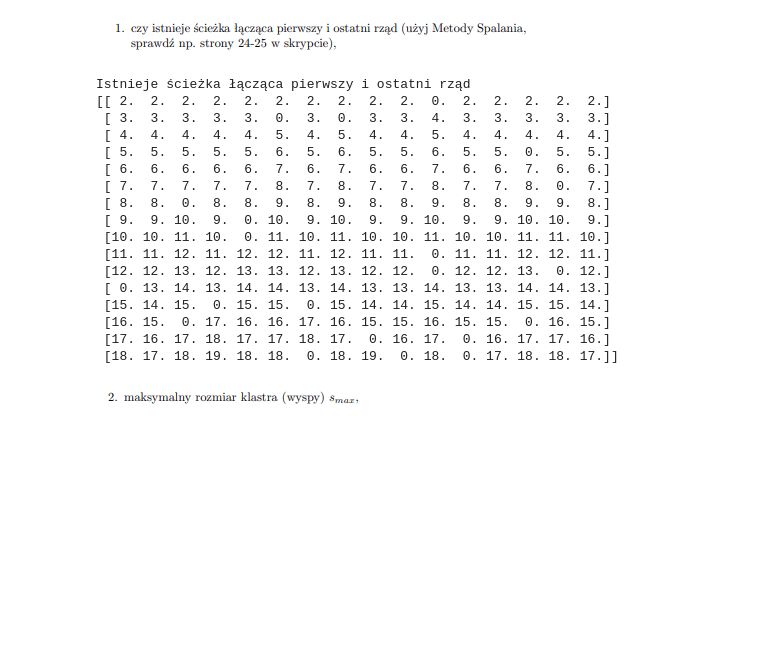
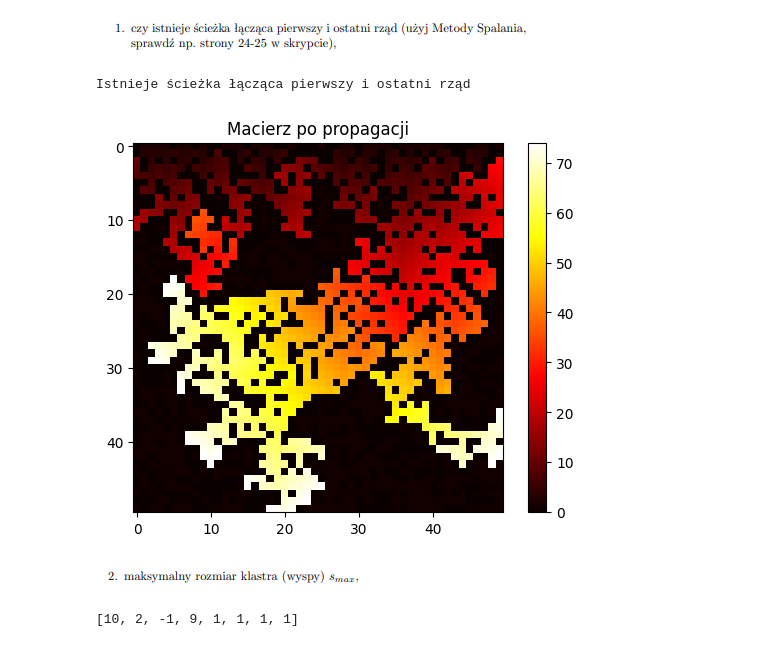
Before and after one commit to rafglo/Fizyka-ukladow-zlozonych, a Jupyter notebook: model_prekolacji.ipynb, the cells around one changed output. Saved outputs shown, nothing was run; the diff lists cells and outputs as text; code cells hidden in the pictures; blank space fills up the shorter version.

```diff
--- a/model_prekolacji.ipynb
+++ b/model_prekolacji.ipynb
@@ -3,8 +4,8 @@ import numpy as np
 # %% [markdown]
 ![image.png](attachment:image.png)
 # %%
-L = 16
-p = 0.9
+L = 50
+p = 0.6
 net = np.zeros((L,L))
 for i in range(L):
     for j in range(L):
@@ -28,50 +29,40 @@ while any_neigbhours and not(last_row_reached):
             if net[i,j] == t:
                 if i - 1 >= 0:
                     if net[i - 1, j] == 1:
                         net[i - 1, j] = t + 1
                         neigbours += 1
                 if i + 1 < L:
                     if net[i + 1, j] == 1:
                         net[i + 1, j] = t + 1
                         neigbours += 1
                 if j - 1 >= 0:
                     if net[i, j - 1] == 1:
                         net[i, j - 1] = t + 1
                         neigbours += 1
                 if j + 1 < L:
                     if net[i, j + 1] == 1:
                         net[i, j + 1] = t + 1
                         neigbours += 1
     for i in range(L):
         if t > 2:
             if net[L-1, i] == t-1:
                 last_row_reached = True
     if neigbours == 0:
         any_neigbhours = False
     t += 1
 if last_row_reached:
     print("Istnieje ścieżka łącząca pierwszy i ostatni rząd")
 else:
     print("Nie istnieje ścieżka łącząca pierwszy i ostatni rząd")
-print(net)
+
+
+plt.imshow(net, cmap='hot', interpolation='nearest')
+plt.title('Macierz po propagacji')
+plt.colorbar()
+plt.show()
 # %% [output]
 Istnieje ścieżka łącząca pierwszy i ostatni rząd
-[[ 2.  2.  2.  2.  2.  2.  2.  2.  2.  2.  0.  2.  2.  2.  2.  2.]
- [ 3.  3.  3.  3.  3.  0.  3.  0.  3.  3.  4.  3.  3.  3.  3.  3.]
- [ 4.  4.  4.  4.  4.  5.  4.  5.  4.  4.  5.  4.  4.  4.  4.  4.]
- [ 5.  5.  5.  5.  5.  6.  5.  6.  5.  5.  6.  5.  5.  0.  5.  5.]
- [ 6.  6.  6.  6.  6.  7.  6.  7.  6.  6.  7.  6.  6.  7.  6.  6.]
- [ 7.  7.  7.  7.  7.  8.  7.  8.  7.  7.  8.  7.  7.  8.  0.  7.]
- [ 8.  8.  0.  8.  8.  9.  8.  9.  8.  8.  9.  8.  8.  9.  9.  8.]
- [ 9.  9. 10.  9.  0. 10.  9. 10.  9.  9. 10.  9.  9. 10. 10.  9.]
- [10. 10. 11. 10.  0. 11. 10. 11. 10. 10. 11. 10. 10. 11. 11. 10.]
- [11. 11. 12. 11. 12. 12. 11. 12. 11. 11.  0. 11. 11. 12. 12. 11.]
- [12. 12. 13. 12. 13. 13. 12. 13. 12. 12.  0. 12. 12. 13.  0. 12.]
- [ 0. 13. 14. 13. 14. 14. 13. 14. 13. 13. 14. 13. 13. 14. 14. 13.]
- [15. 14. 15.  0. 15. 15.  0. 15. 14. 14. 15. 14. 14. 15. 15. 14.]
- [16. 15.  0. 17. 16. 16. 17. 16. 15. 15. 16. 15. 15.  0. 16. 15.]
- [17. 16. 17. 18. 17. 17. 18. 17.  0. 16. 17.  0. 16. 17. 17. 16.]
- [18. 17. 18. 19. 18. 18.  0. 18. 19.  0. 18.  0. 17. 18. 18. 17.]]
+[figure, added]
 # %% [markdown]
 ![image.png](attachment:image.png)
 # %%
@@ -128,0 +127,4 @@ def cluster(L, p):
+# %%
+print(cluster(5, 0.5))
+# %% [output]
+[10, 2, -1, 9, 1, 1, 1, 1]
```
Also changed, not shown: parts of 7 cells of this notebook, 2 other files.
